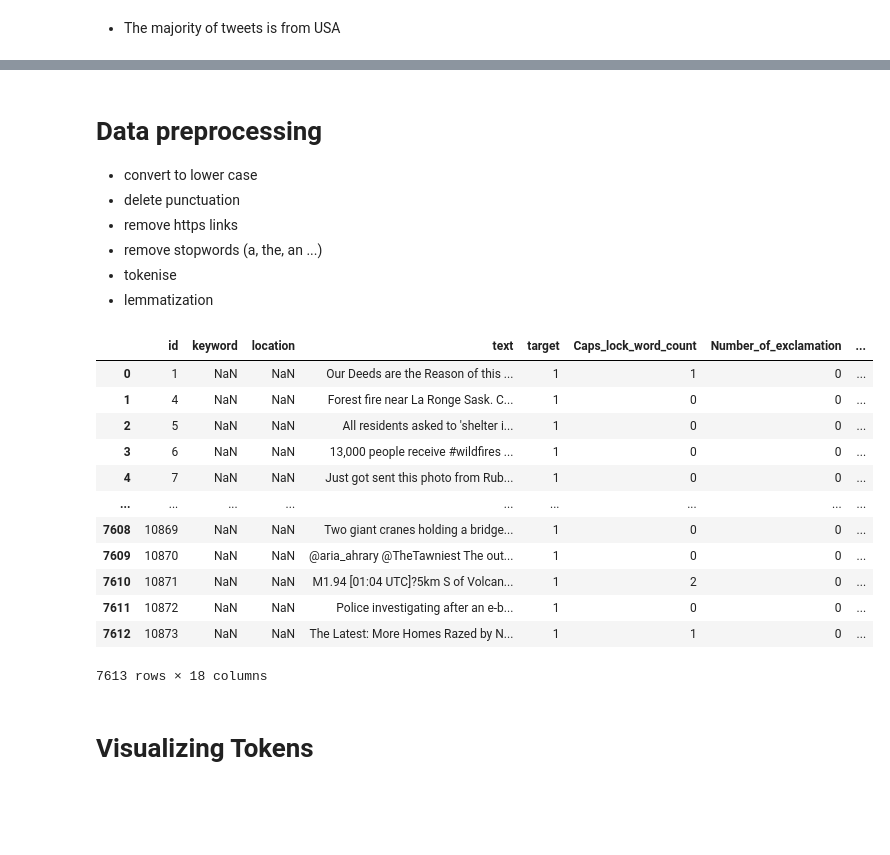
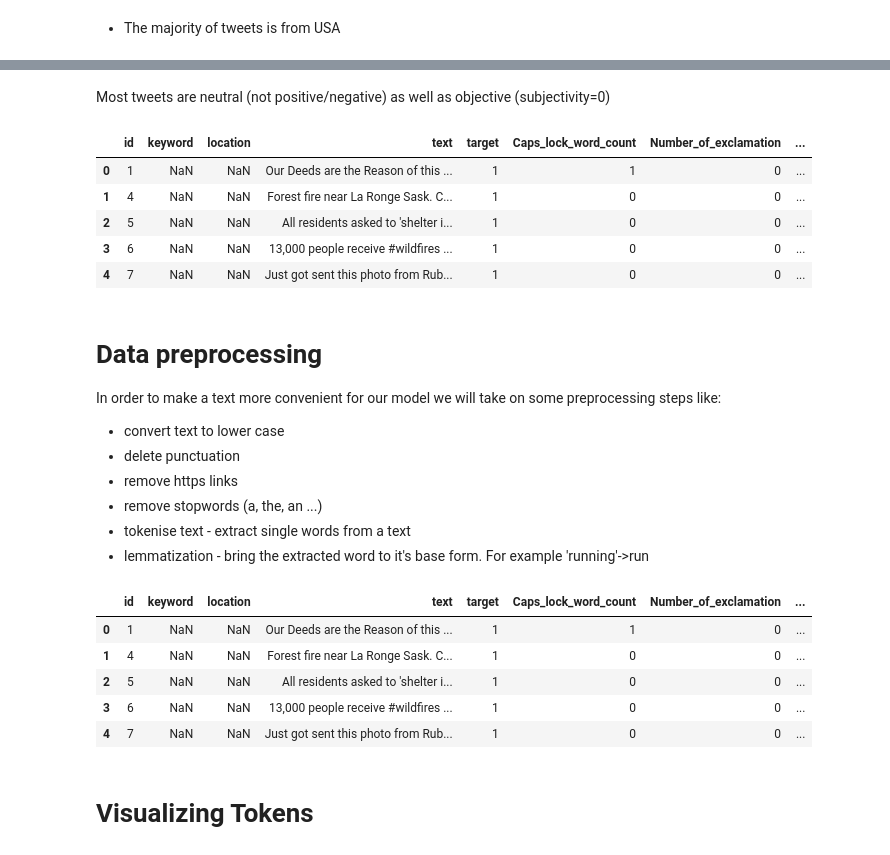
Before and after one commit to katarzynarogalska/DisasterTweets_KaggleCompetition, a Jupyter notebook: notebooks/TweetsEDA.ipynb, the cells around one changed output, grey strips where cells are left out. Drawn from its saved outputs; the diff is of its cells as text; code cells hidden in the pictures; blank space fills up the shorter version.

Commit message:
Emotion_extraction

```diff
--- a/notebooks/TweetsEDA.ipynb
+++ b/notebooks/TweetsEDA.ipynb
@@ -588,0 +551,11 @@ Name: count, dtype: int64
+# %%
+from textblob import TextBlob
+
+def get_polarity(text): # checking if a tweet was negative (-1), neutral (0) or positive (1)
+    return TextBlob(text).sentiment.polarity
+
+def get_subjectivity(text): #checking if a tweet is subjective or objective
+    return TextBlob(text).sentiment.subjectivity
+
+df['polarity_score'] = df['text'].apply(get_polarity)
+df['subjectivity_score'] = df['text'].apply(get_subjectivity)
@@ -589,11 +575,32 @@ Name: count, dtype: int64
+# %% [markdown]
+Most tweets are neutral (not positive/negative) as well as objective (subjectivity=0)
+# %%
+from nrclex import NRCLex #detect more emotions
+def find_emotion(text):
+    emotion = NRCLex(text)
+    top = emotion.top_emotions
+    emotion_names = [emotion_tuple[0] for emotion_tuple in top]
+    return list(emotion_names)
+
+df['Lead_emotions'] = df['text'].apply(find_emotion)
+df.head(5)
+# %% [output]
+|  | id | keyword | location | text | target | Caps_lock_word_count | Number_of_exclamation | ... |
+| 0 | 1 | NaN | NaN | Our Deeds are the Reason of this ... | 1 | 1 | 0 | ... |
+| 1 | 4 | NaN | NaN | Forest fire near La Ronge Sask. C... | 1 | 0 | 0 | ... |
+| 2 | 5 | NaN | NaN | All residents asked to 'shelter i... | 1 | 0 | 0 | ... |
+| 3 | 6 | NaN | NaN | 13,000 people receive #wildfires ... | 1 | 0 | 0 | ... |
+| 4 | 7 | NaN | NaN | Just got sent this photo from Rub... | 1 | 0 | 0 | ... |
 # %% [markdown]
 # Data preprocessing
-* convert to lower case
+
+In order to make a text more convenient for our model we will take on some preprocessing steps like:
+* convert text to lower case
 * delete punctuation
 * remove https links
 * remove stopwords (a, the, an ...)
-* tokenise
-* lemmatization
+* tokenise text - extract single words from a text
+* lemmatization - bring the extracted word to it's base form. For example 'running'->run
 # %%
 cleaned_text_df = df.copy()
 def clean_text(text):
@@ -635,33 +642,27 @@ def lemmatize_sentence(sentence):
             lemmatized_sentence.append(lemmatizer.lemmatize(word, tag))
     return lemmatized_sentence
 # %%
+# removing stop words
+stop_words = set(stopwords.words('english'))
+def filter_stop_words(tokenized_tweet):
+    return [word for word in tokenized_tweet if word not in stop_words]
+
 # processing text
 def processing_text(text):
     text = clean_text(text)
     lematized = lemmatize_sentence(text)
-    return lematized
-
-# removing stop words
-stop_words = set(stopwords.words('english'))
-def filter_stop_words(tokenized_tweet):
-    return [word for word in tokenized_tweet if word not in stop_words]
+    without_stopwords = filter_stop_words(lematized)
+    return without_stopwords
 # %%
 cleaned_text_df['cleaned_tokens'] = cleaned_text_df['text'].apply(processing_text)
-cleaned_text_df
+cleaned_text_df.head(5)
 # %% [output]
 |  | id | keyword | location | text | target | Caps_lock_word_count | Number_of_exclamation | ... |
 | 0 | 1 | NaN | NaN | Our Deeds are the Reason of this ... | 1 | 1 | 0 | ... |
 | 1 | 4 | NaN | NaN | Forest fire near La Ronge Sask. C... | 1 | 0 | 0 | ... |
 | 2 | 5 | NaN | NaN | All residents asked to 'shelter i... | 1 | 0 | 0 | ... |
 | 3 | 6 | NaN | NaN | 13,000 people receive #wildfires ... | 1 | 0 | 0 | ... |
 | 4 | 7 | NaN | NaN | Just got sent this photo from Rub... | 1 | 0 | 0 | ... |
-| ... | ... | ... | ... | ... | ... | ... | ... | ... |
-| 7608 | 10869 | NaN | NaN | Two giant cranes holding a bridge... | 1 | 0 | 0 | ... |
-| 7609 | 10870 | NaN | NaN | @aria_ahrary @TheTawniest The out... | 1 | 0 | 0 | ... |
-| 7610 | 10871 | NaN | NaN | M1.94 [01:04 UTC]?5km S of Volcan... | 1 | 2 | 0 | ... |
-| 7611 | 10872 | NaN | NaN | Police investigating after an e-b... | 1 | 0 | 0 | ... |
-| 7612 | 10873 | NaN | NaN | The Latest: More Homes Razed by N... | 1 | 1 | 0 | ... |
-7613 rows × 18 columns
 # %% [markdown]
 # Visualizing Tokens
 # %%
```
Also changed, not shown: parts of 31 cells of this notebook.
